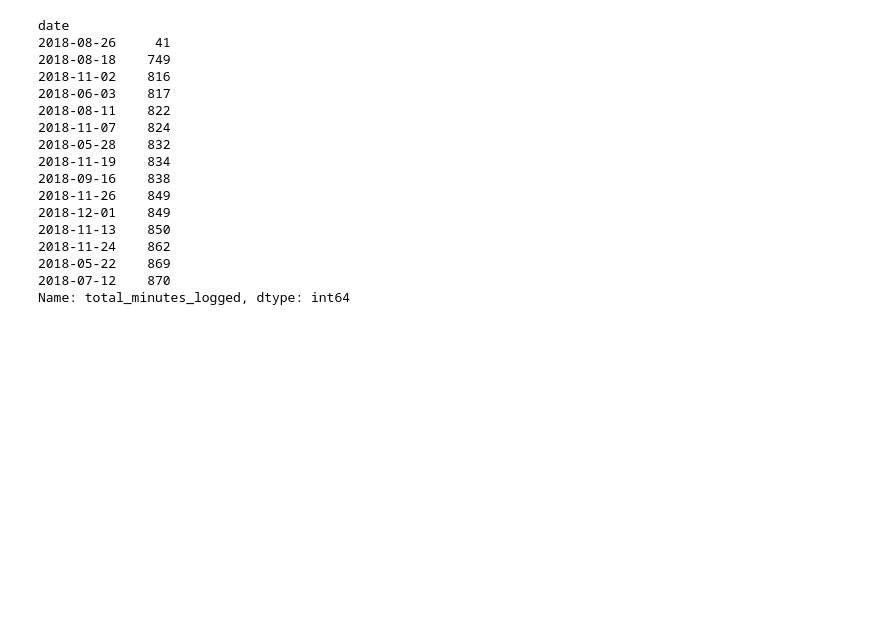
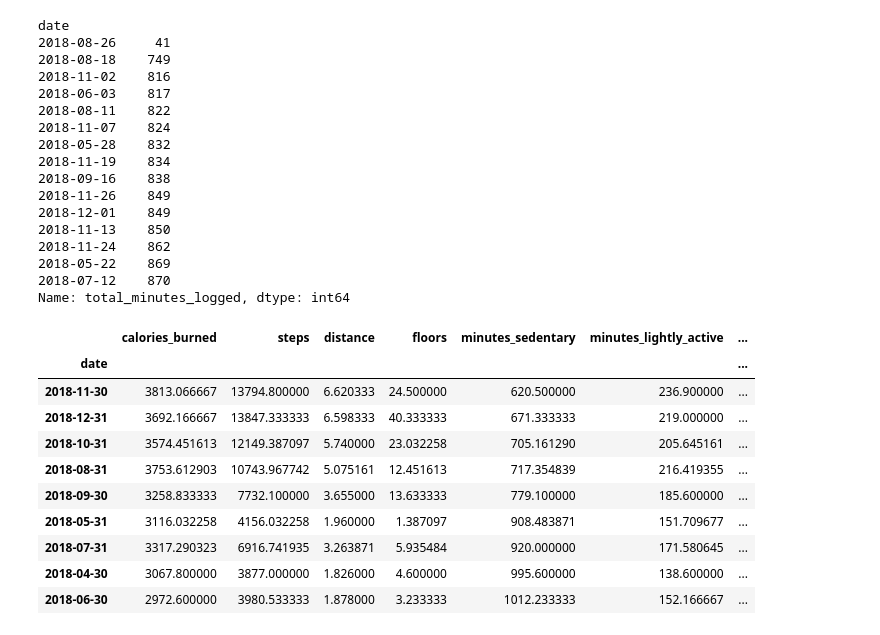
Before and after one commit to Dairy-Time/time-series-project, a Jupyter notebook: Fitbit_Data.ipynb, the cells around one changed output. Drawn from its saved outputs; the diff is of its cells as text; code cells hidden in the pictures; blank space fills up the shorter version.

```diff
--- a/Fitbit_Data.ipynb
+++ b/Fitbit_Data.ipynb
@@ -237,3 +253,19 @@ date
 2018-05-22    869
 2018-07-12    870
 Name: total_minutes_logged, dtype: int64
+# %%
+# which month(s) has lowest amount of logged activity
+df1 = df.resample("M").mean()
+df1.sort_values(by='total_minutes_logged', ascending=True)
+# %% [output]
+|  | calories_burned | steps | distance | floors | minutes_sedentary | minutes_lightly_active | ... |
+| date |  |  |  |  |  |  | ... |
+| 2018-11-30 | 3813.066667 | 13794.800000 | 6.620333 | 24.500000 | 620.500000 | 236.900000 | ... |
+| 2018-12-31 | 3692.166667 | 13847.333333 | 6.598333 | 40.333333 | 671.333333 | 219.000000 | ... |
+| 2018-10-31 | 3574.451613 | 12149.387097 | 5.740000 | 23.032258 | 705.161290 | 205.645161 | ... |
+| 2018-08-31 | 3753.612903 | 10743.967742 | 5.075161 | 12.451613 | 717.354839 | 216.419355 | ... |
+| 2018-09-30 | 3258.833333 | 7732.100000 | 3.655000 | 13.633333 | 779.100000 | 185.600000 | ... |
+| 2018-05-31 | 3116.032258 | 4156.032258 | 1.960000 | 1.387097 | 908.483871 | 151.709677 | ... |
+| 2018-07-31 | 3317.290323 | 6916.741935 | 3.263871 | 5.935484 | 920.000000 | 171.580645 | ... |
+| 2018-04-30 | 3067.800000 | 3877.000000 | 1.826000 | 4.600000 | 995.600000 | 138.600000 | ... |
+| 2018-06-30 | 2972.600000 | 3980.533333 | 1.878000 | 3.233333 | 1012.233333 | 152.166667 | ... |
```
Also changed, not shown: parts of 6 cells of this notebook.
